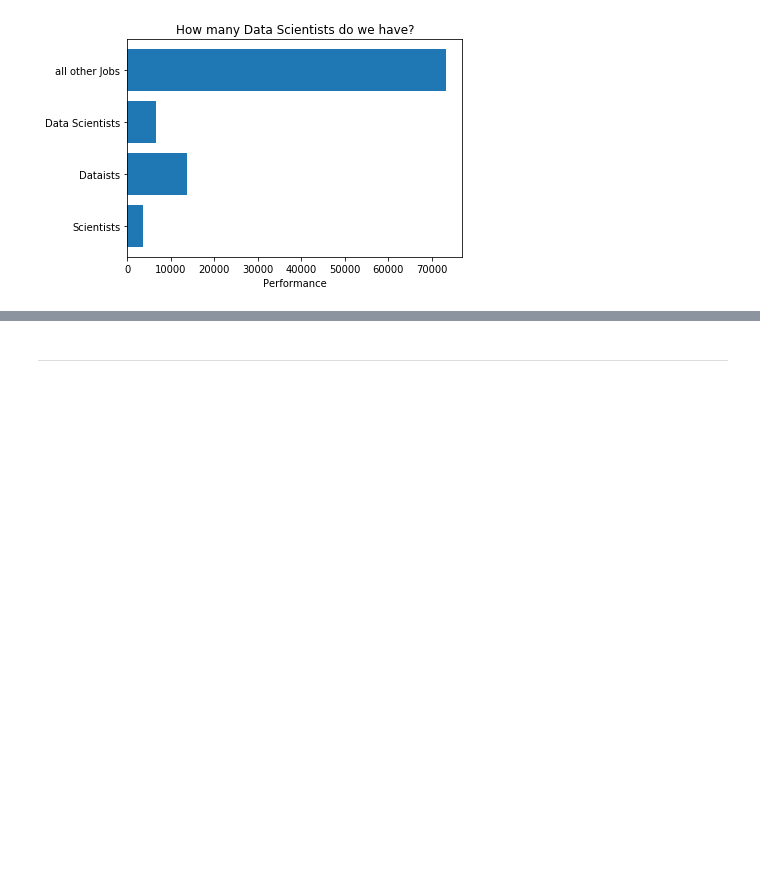
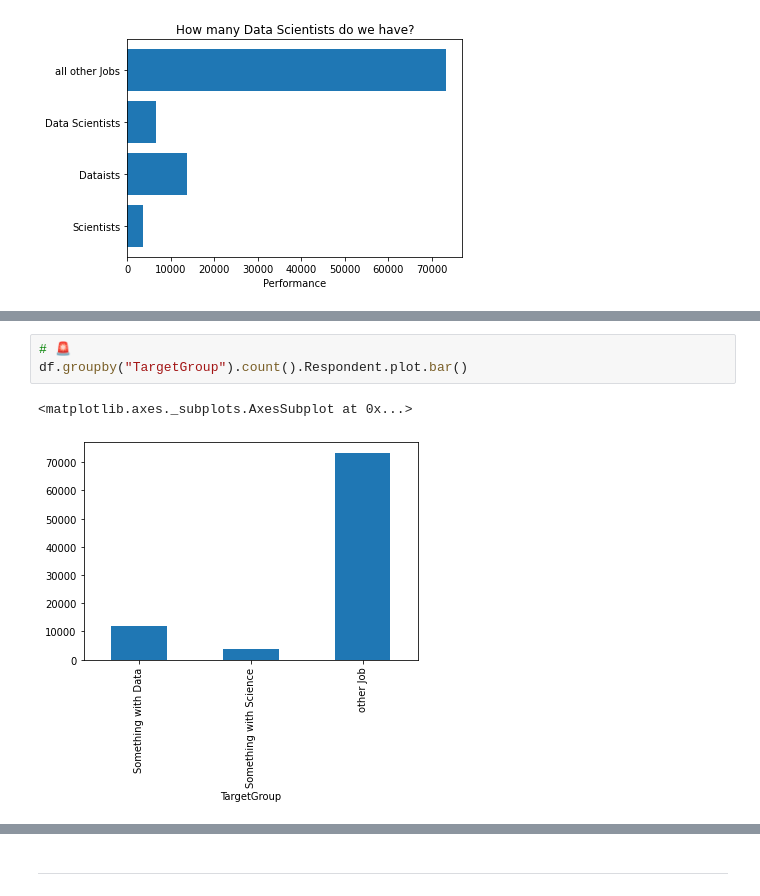
Before and after one commit to dirkkalmbach/How-to-Freelance-in-Data-Science, a Jupyter notebook: Data Analysis.ipynb, the cells around one changed output, grey strips where cells are left out. Saved outputs shown, nothing was run; the diff lists cells and outputs as text; blank space fills up the shorter version.

Commit message:
FEAT: rewrite Data Analysis.ipynb
- solved bug in target groups
- added 2 venn diagram for target group
- minor changes in Results.ipynb
- a lot of small stuff

```diff
--- a/Data Analysis.ipynb
+++ b/Data Analysis.ipynb
@@ -277,0 +590,6 @@ sns.despine(fig)
+# %%
+# 🚨
+df.groupby("TargetGroup").count().Respondent.plot.bar()
+# %% [output]
+<matplotlib.axes._subplots.AxesSubplot at 0x...>
+[figure, added]
```
Also changed, not shown: parts of 59 cells of this notebook, 3 other files.
